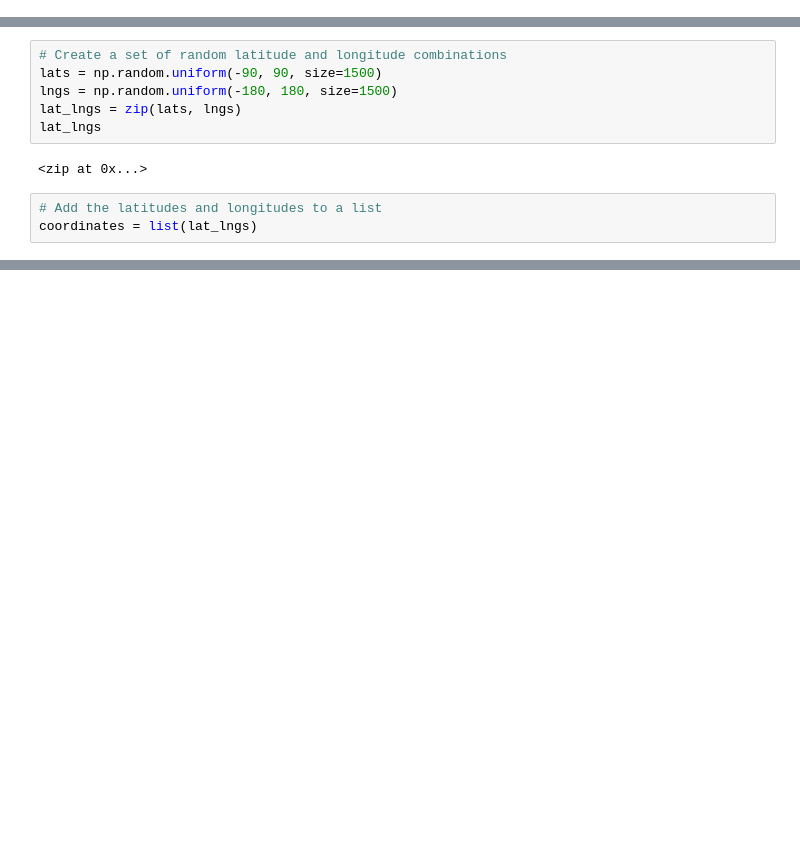
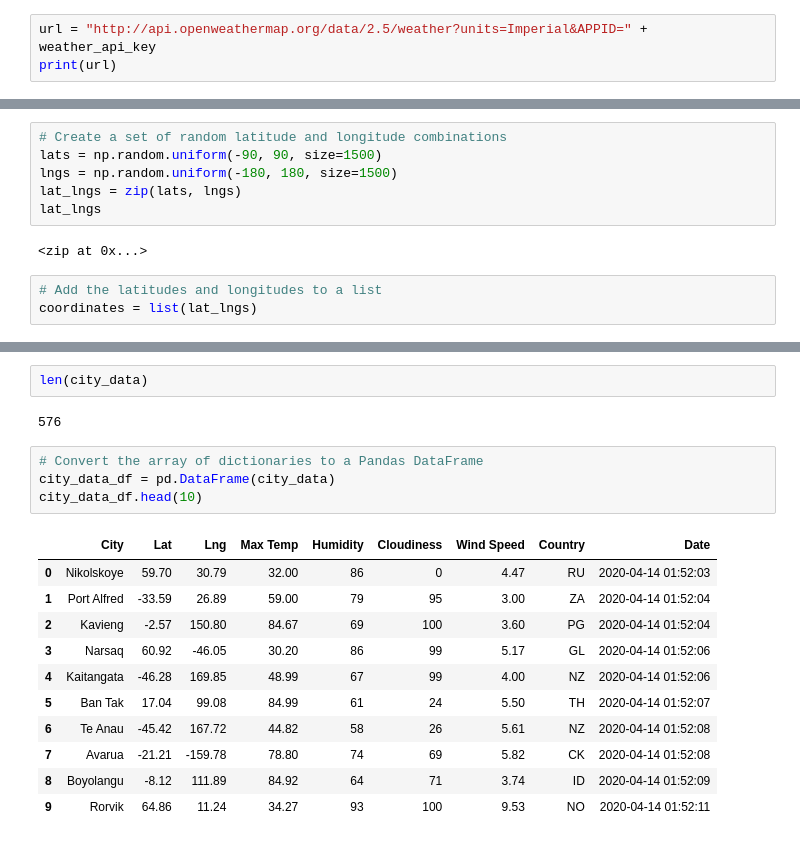
Before and after one commit to evanmgoodwin/World_Weather_Analysis, a Jupyter notebook: WeatherPy.ipynb, the cells around one changed output, grey strips where cells are left out. Saved outputs shown, nothing was run; the diff lists cells and outputs as text; blank space fills up the shorter version.

```diff
--- a/WeatherPy.ipynb
+++ b/WeatherPy.ipynb
@@ -5,0 +10,3 @@ import numpy as np
+# %%
+url = "http://api.openweathermap.org/data/2.5/weather?units=Imperial&APPID=" + weather_api_key
+print(url)
@@ -32,0 +123,20 @@ len(cities)
+# %%
+len(city_data)
+# %% [output]
+576
+# %%
+# Convert the array of dictionaries to a Pandas DataFrame
+city_data_df = pd.DataFrame(city_data)
+city_data_df.head(10)
+# %% [output]
+|  | City | Lat | Lng | Max Temp | Humidity | Cloudiness | Wind Speed | Country | Date |
+| 0 | Nikolskoye | 59.70 | 30.79 | 32.00 | 86 | 0 | 4.47 | RU | 2020-04-14 01:52:03 |
+| 1 | Port Alfred | -33.59 | 26.89 | 59.00 | 79 | 95 | 3.00 | ZA | 2020-04-14 01:52:04 |
+| 2 | Kavieng | -2.57 | 150.80 | 84.67 | 69 | 100 | 3.60 | PG | 2020-04-14 01:52:04 |
+| 3 | Narsaq | 60.92 | -46.05 | 30.20 | 86 | 99 | 5.17 | GL | 2020-04-14 01:52:06 |
+| 4 | Kaitangata | -46.28 | 169.85 | 48.99 | 67 | 99 | 4.00 | NZ | 2020-04-14 01:52:06 |
+| 5 | Ban Tak | 17.04 | 99.08 | 84.99 | 61 | 24 | 5.50 | TH | 2020-04-14 01:52:07 |
+| 6 | Te Anau | -45.42 | 167.72 | 44.82 | 58 | 26 | 5.61 | NZ | 2020-04-14 01:52:08 |
+| 7 | Avarua | -21.21 | -159.78 | 78.80 | 74 | 69 | 5.82 | CK | 2020-04-14 01:52:08 |
+| 8 | Boyolangu | -8.12 | 111.89 | 84.92 | 64 | 71 | 3.74 | ID | 2020-04-14 01:52:09 |
+| 9 | Rorvik | 64.86 | 11.24 | 34.27 | 93 | 100 | 9.53 | NO | 2020-04-14 01:52:11 |
```
Also changed, not shown: parts of 6 cells of this notebook, 2 other files.
